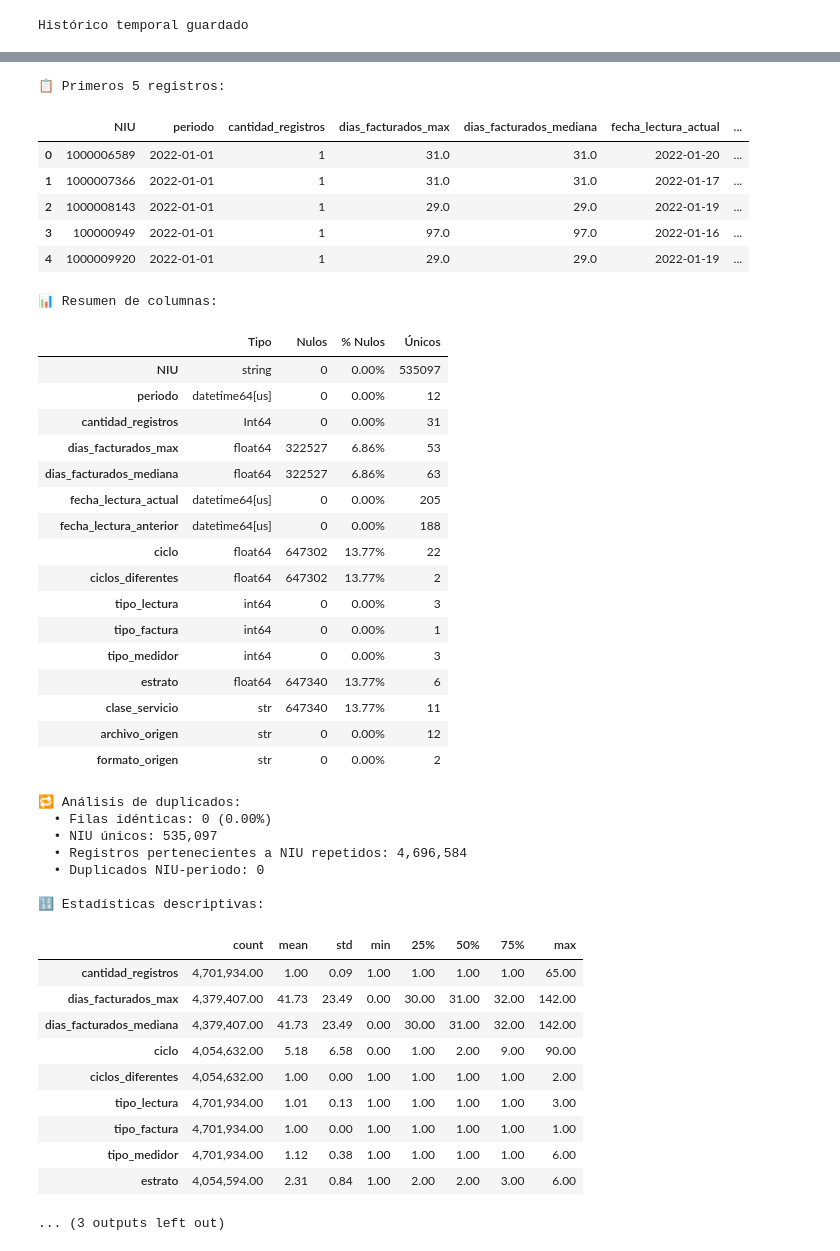
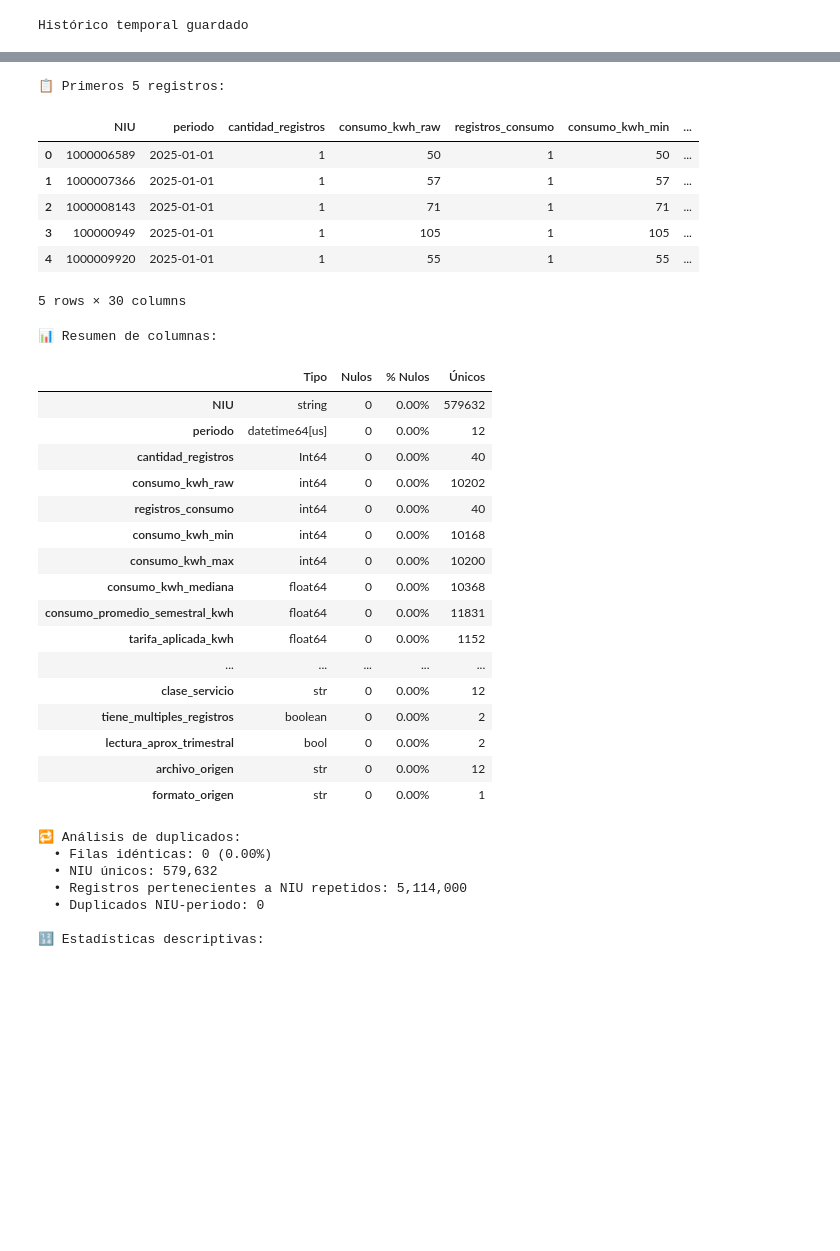
Before and after one commit to JeimmyValderrama/ProyectoEBSA, a Jupyter notebook: Exploracion_inicial.ipynb, the cells around one changed output, grey strips where cells are left out. Drawn from its saved outputs; the diff is of its cells as text; code cells hidden in the pictures; blank space fills up the shorter version.

```diff
--- a/Exploracion_inicial.ipynb
+++ b/Exploracion_inicial.ipynb
@@ -410,9 +410,9 @@ def detectar_hoja_datos_excel(ruta, mostrar=False):
 def extraer_periodo_nombre(ruta):
     """
     Fallback para recuperar año/mes desde nombres como:
-      formato_tc2_20221.xlsx
-      formato_tc2_202210.xlsx
-      formato_tc2_20221 (1).xlsx
+      formato_tc2_20251.xlsx
+      formato_tc2_202510.xlsx
+      formato_tc2_20251 (1).xlsx
     """
     stem = Path(ruta).stem
 
@@ -2838,6 +2836,6 @@ C:\Users\Home\Documents\Datos Ebsa\Procesado\historico_2022.parquet
 # %%
-df_2022 = explorar_parquet(
-    OUT_DIR / "historico_2022.parquet",
-    nombre="Histórico TC2 - 2022"
+df_2025 = explorar_parquet(
+    OUT_DIR / "historico_2025.parquet",
+    nombre="Histórico TC2 - 2025"
 )
 # %% [output]
@@ -2875,49 +2873,39 @@ NUMÉRICAS
 CATEGÓRICAS
 4
 FECHAS
 3
 DUPLICADOS
 0
 📋 Primeros 5 registros:
-|  | NIU | periodo | cantidad_registros | dias_facturados_max | dias_facturados_mediana | fecha_lectura_actual | ... |
-| 0 | 1000006589 | 2022-01-01 | 1 | 31.0 | 31.0 | 2022-01-20 | ... |
-| 1 | 1000007366 | 2022-01-01 | 1 | 31.0 | 31.0 | 2022-01-17 | ... |
-| 2 | 1000008143 | 2022-01-01 | 1 | 29.0 | 29.0 | 2022-01-19 | ... |
-| 3 | 100000949 | 2022-01-01 | 1 | 97.0 | 97.0 | 2022-01-16 | ... |
-| 4 | 1000009920 | 2022-01-01 | 1 | 29.0 | 29.0 | 2022-01-19 | ... |
+|  | NIU | periodo | cantidad_registros | consumo_kwh_raw | registros_consumo | consumo_kwh_min | ... |
+| 0 | 1000006589 | 2025-01-01 | 1 | 50 | 1 | 50 | ... |
+| 1 | 1000007366 | 2025-01-01 | 1 | 57 | 1 | 57 | ... |
+| 2 | 1000008143 | 2025-01-01 | 1 | 71 | 1 | 71 | ... |
+| 3 | 100000949 | 2025-01-01 | 1 | 105 | 1 | 105 | ... |
+| 4 | 1000009920 | 2025-01-01 | 1 | 55 | 1 | 55 | ... |
-📊 Resumen de columnas:
+5 rows × 30 columns
+📊 Resumen de columnas:
 |  | Tipo | Nulos | % Nulos | Únicos |
-| NIU | string | 0 | 0.00% | 535097 |
+| NIU | string | 0 | 0.00% | 579632 |
 | periodo | datetime64[us] | 0 | 0.00% | 12 |
-| cantidad_registros | Int64 | 0 | 0.00% | 31 |
-| dias_facturados_max | float64 | 322527 | 6.86% | 53 |
-| dias_facturados_mediana | float64 | 322527 | 6.86% | 63 |
-| fecha_lectura_actual | datetime64[us] | 0 | 0.00% | 205 |
-| fecha_lectura_anterior | datetime64[us] | 0 | 0.00% | 188 |
-| ciclo | float64 | 647302 | 13.77% | 22 |
-| ciclos_diferentes | float64 | 647302 | 13.77% | 2 |
-| tipo_lectura | int64 | 0 | 0.00% | 3 |
-| tipo_factura | int64 | 0 | 0.00% | 1 |
-| tipo_medidor | int64 | 0 | 0.00% | 3 |
-| estrato | float64 | 647340 | 13.77% | 6 |
-| clase_servicio | str | 647340 | 13.77% | 11 |
+| cantidad_registros | Int64 | 0 | 0.00% | 40 |
+| consumo_kwh_raw | int64 | 0 | 0.00% | 10202 |
+| registros_consumo | int64 | 0 | 0.00% | 40 |
+| consumo_kwh_min | int64 | 0 | 0.00% | 10168 |
+| consumo_kwh_max | int64 | 0 | 0.00% | 10200 |
+| consumo_kwh_mediana | float64 | 0 | 0.00% | 10368 |
+| consumo_promedio_semestral_kwh | float64 | 0 | 0.00% | 11831 |
+| tarifa_aplicada_kwh | float64 | 0 | 0.00% | 1152 |
+| ... | ... | ... | ... | ... |
+| clase_servicio | str | 0 | 0.00% | 12 |
+| tiene_multiples_registros | boolean | 0 | 0.00% | 2 |
+| lectura_aprox_trimestral | bool | 0 | 0.00% | 2 |
 | archivo_origen | str | 0 | 0.00% | 12 |
-| formato_origen | str | 0 | 0.00% | 2 |
+| formato_origen | str | 0 | 0.00% | 1 |
-🔁 Análisis de duplicados:
-  • Filas idénticas: 0 (0.00%)
-  • NIU únicos: 535,097
-  • Registros pertenecientes a NIU repetidos: 4,696,584
-  • Duplicados NIU-periodo: 0
-
-🔢 Estadísticas descriptivas:
-|  | count | mean | std | min | 25% | 50% | 75% | max |
-| cantidad_registros | 4,701,934.00 | 1.00 | 0.09 | 1.00 | 1.00 | 1.00 | 1.00 | 65.00 |
-| dias_facturados_max | 4,379,407.00 | 41.73 | 23.49 | 0.00 | 30.00 | 31.00 | 32.00 | 142.00 |
-| dias_facturados_mediana | 4,379,407.00 | 41.73 | 23.49 | 0.00 | 30.00 | 31.00 | 32.00 | 142.00 |
-| ciclo | 4,054,632.00 | 5.18 | 6.58 | 0.00 | 1.00 | 2.00 | 9.00 | 90.00 |
-| ciclos_diferentes | 4,054,632.00 | 1.00 | 0.00 | 1.00 | 1.00 | 1.00 | 1.00 | 2.00 |
-| tipo_lectura | 4,701,934.00 | 1.01 | 0.13 | 1.00 | 1.00 | 1.00 | 1.00 | 3.00 |
-| tipo_factura | 4,701,934.00 | 1.00 | 0.00 | 1.00 | 1.00 | 1.00 | 1.00 | 1.00 |
-| tipo_medidor | 4,701,934.00 | 1.12 | 0.38 | 1.00 | 1.00 | 1.00 | 1.00 | 6.00 |
-| estrato | 4,054,594.00 | 2.31 | 0.84 | 1.00 | 2.00 | 2.00 | 3.00 | 6.00 |
-... (3 outputs left out)
+🔁 Análisis de duplicados:
+  • Filas idénticas: 0 (0.00%)
+  • NIU únicos: 579,632
+  • Registros pertenecientes a NIU repetidos: 5,114,000
+  • Duplicados NIU-periodo: 0
+
+🔢 Estadísticas descriptivas:
```
Also changed, not shown: parts of 17 cells of this notebook, 1 other file.
